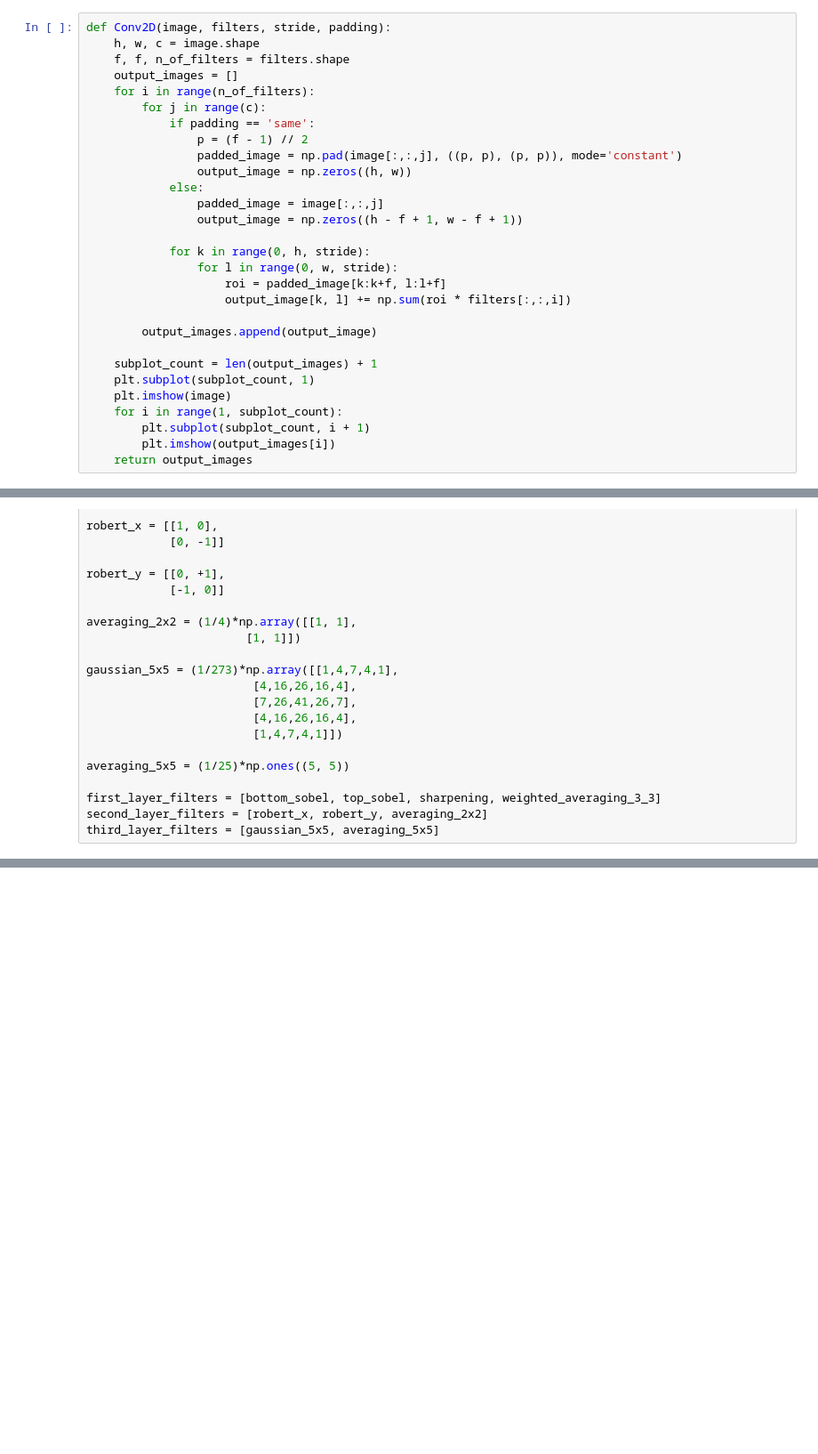
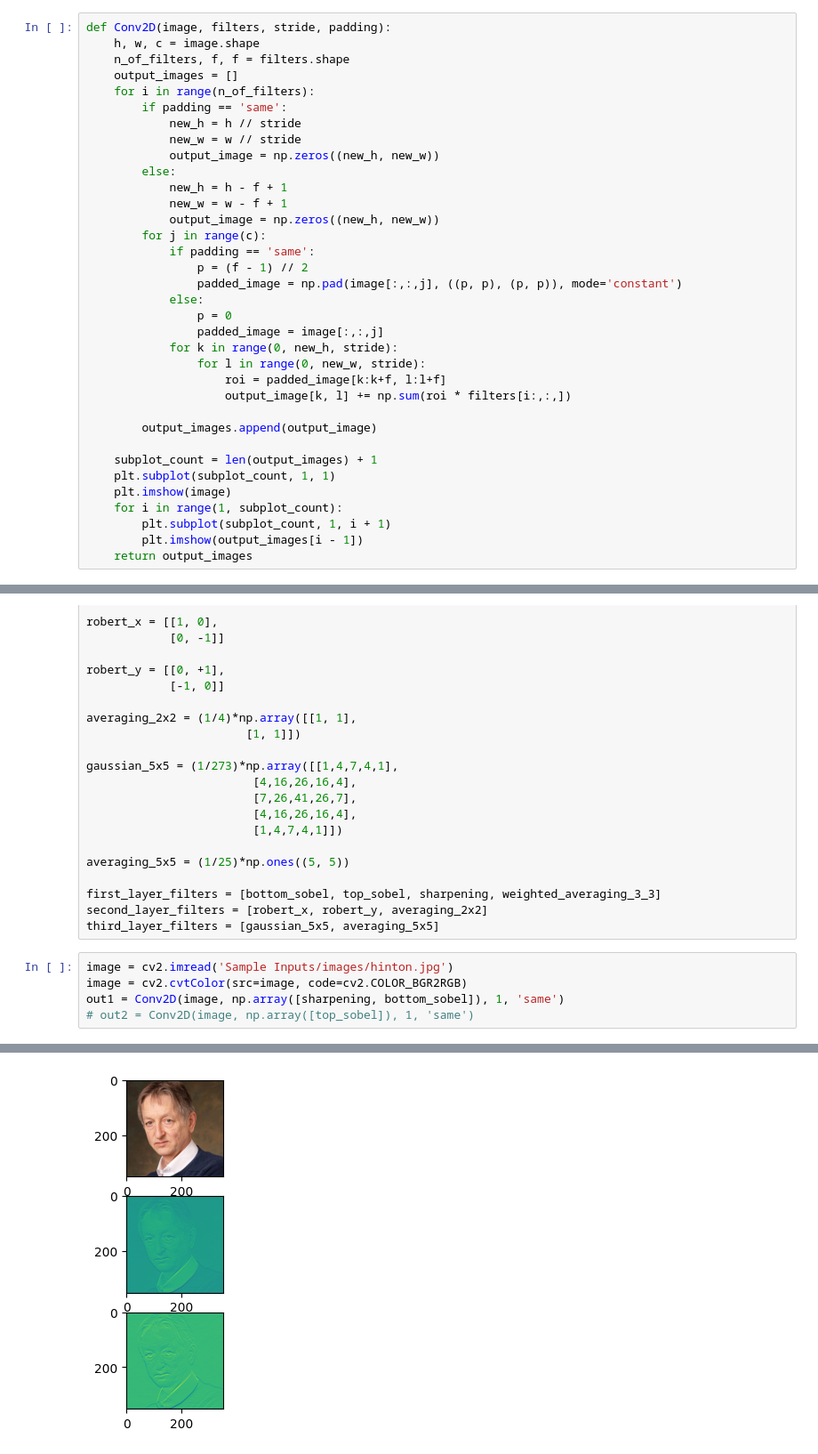
Before and after one commit to MoaminSafari/Signal-System-Final-Project, a Jupyter notebook: Q2.ipynb, the cells around one changed output, grey strips where cells are left out. Shown at 89% size. Drawn from its saved outputs; the diff is of its cells as text; blank space fills up the shorter version.

```diff
--- a/Q2.ipynb
+++ b/Q2.ipynb
@@ -5,31 +5,37 @@ import cv2
 # %%
 def Conv2D(image, filters, stride, padding):
     h, w, c = image.shape
-    f, f, n_of_filters = filters.shape
+    n_of_filters, f, f = filters.shape
     output_images = []
     for i in range(n_of_filters):
+        if padding == 'same':
+            new_h = h // stride
+            new_w = w // stride
+            output_image = np.zeros((new_h, new_w))
+        else:
+            new_h = h - f + 1
+            new_w = w - f + 1
+            output_image = np.zeros((new_h, new_w))
         for j in range(c):
             if padding == 'same':
                 p = (f - 1) // 2
                 padded_image = np.pad(image[:,:,j], ((p, p), (p, p)), mode='constant')
-                output_image = np.zeros((h, w))
             else:
+                p = 0
                 padded_image = image[:,:,j]
-                output_image = np.zeros((h - f + 1, w - f + 1))
-
-            for k in range(0, h, stride):
-                for l in range(0, w, stride):
+            for k in range(0, new_h, stride):
+                for l in range(0, new_w, stride):
                     roi = padded_image[k:k+f, l:l+f]
-                    output_image[k, l] += np.sum(roi * filters[:,:,i])
+                    output_image[k, l] += np.sum(roi * filters[i:,:,])
 
         output_images.append(output_image)
 
     subplot_count = len(output_images) + 1
-    plt.subplot(subplot_count, 1)
+    plt.subplot(subplot_count, 1, 1)
     plt.imshow(image)
     for i in range(1, subplot_count):
-        plt.subplot(subplot_count, i + 1)
-        plt.imshow(output_images[i])
+        plt.subplot(subplot_count, 1, i + 1)
+        plt.imshow(output_images[i - 1])
     return output_images
 # %%
 def max_pooling():
@@ -72,3 +78,9 @@ averaging_5x5 = (1/25)*np.ones((5, 5))
 first_layer_filters = [bottom_sobel, top_sobel, sharpening, weighted_averaging_3_3]
 second_layer_filters = [robert_x, robert_y, averaging_2x2]
 third_layer_filters = [gaussian_5x5, averaging_5x5]
+# %%
+image = cv2.imread('Sample Inputs/images/hinton.jpg')
+image = cv2.cvtColor(src=image, code=cv2.COLOR_BGR2RGB)
+out1 = Conv2D(image, np.array([sharpening, bottom_sobel]), 1, 'same')
+# out2 = Conv2D(image, np.array([top_sobel]), 1, 'same')
+# %% [output]
@@ -74,0 +90 @@ third_layer_filters = [gaussian_5x5, averaging_5x5]
+[figure, added]
```
Also changed, not shown: parts of 2 cells of this notebook, 1 other file.
